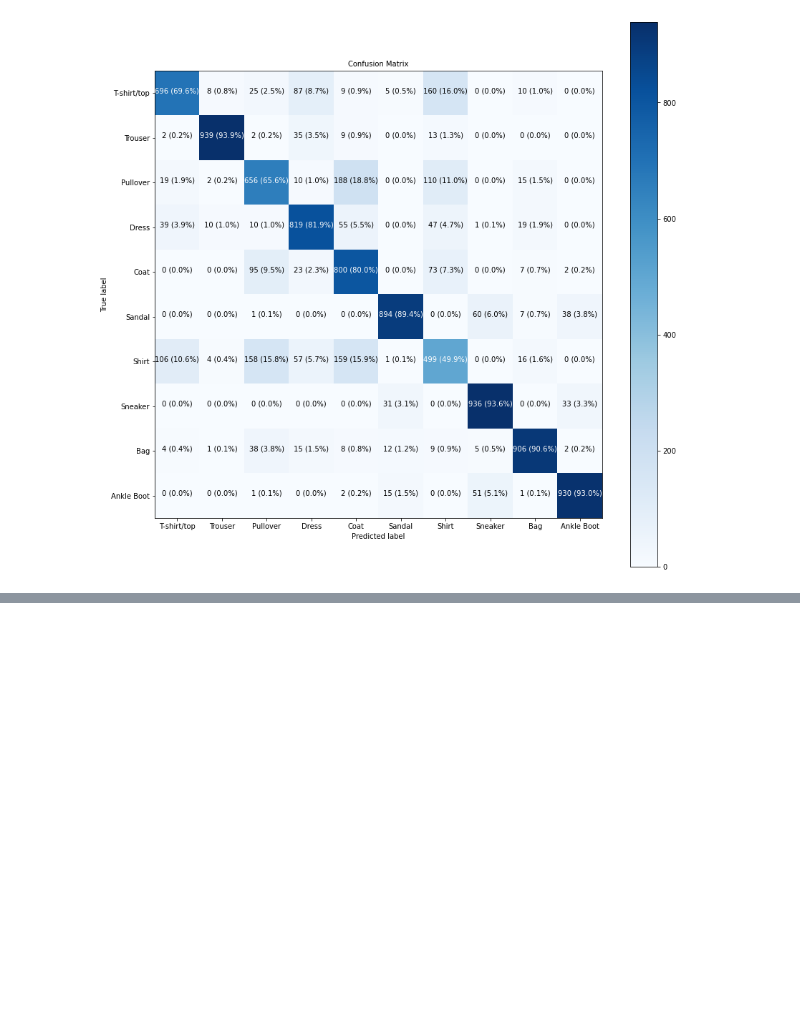
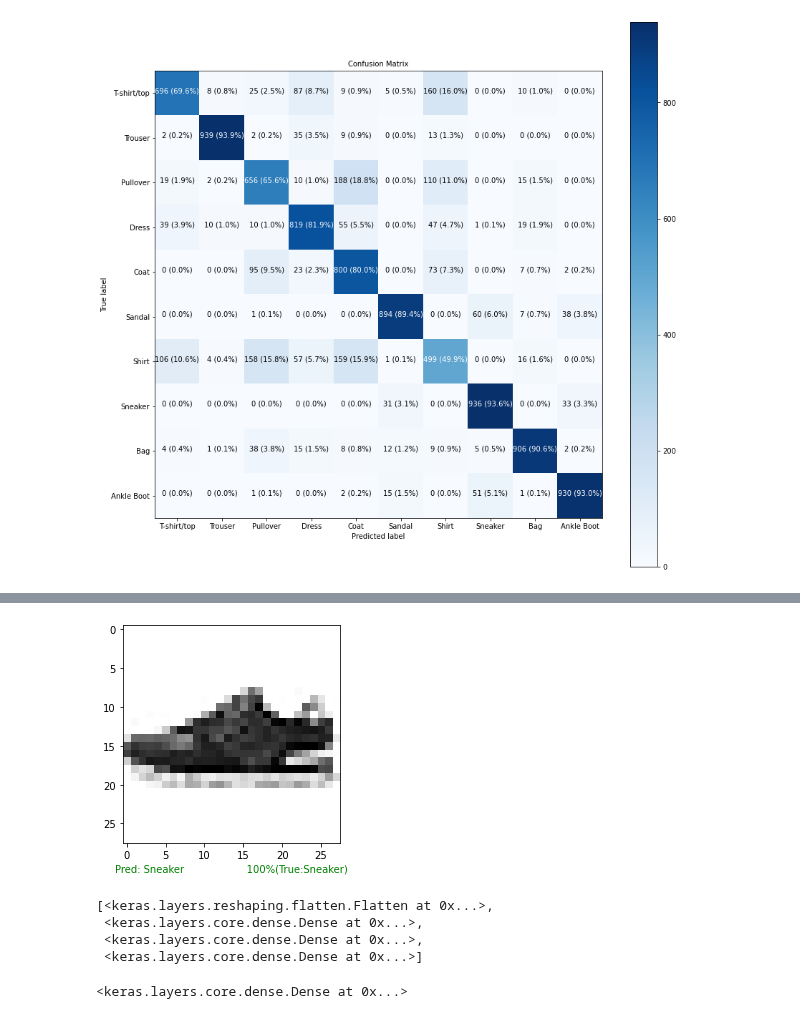
Before and after one commit to Janadhi14/tensorflow-test, a Jupyter notebook: multiclass_classification.ipynb, the cells around one changed output, grey strips where cells are left out. Saved outputs shown, nothing was run; the diff lists cells and outputs as text; code cells hidden in the pictures; blank space fills up the shorter version.

```diff
--- a/multiclass_classification.ipynb
+++ b/multiclass_classification.ipynb
@@ -537,3 +537,6 @@ def plot_random_image(model, images, true_labels, classes):
     else:
         color = "red"
     plt.xlabel("Pred: {} {:22.0f}%(True:{})".format(pred_label,100*tf.reduce_max(pred_probs),true_label), color = color)
+# %%
+plot_random_image(model=model_5, images=test_data, true_labels = test_labels, classes = class_names)
+# %% [output]
@@ -539,0 +545,14 @@ def plot_random_image(model, images, true_labels, classes):
+[figure, added]
+# %%
+# what ar ethe pattern that our model is leanring
+model_5.layers
+# %% [output]
+[<keras.layers.reshaping.flatten.Flatten at 0x...>,
+ <keras.layers.core.dense.Dense at 0x...>,
+ <keras.layers.core.dense.Dense at 0x...>,
+ <keras.layers.core.dense.Dense at 0x...>]
+# %%
+# extracting a paticular layer :
+model_5.layers[1]
+# %% [output]
+<keras.layers.core.dense.Dense at 0x...>
```
Also changed, not shown: parts of 5 cells of this notebook.
